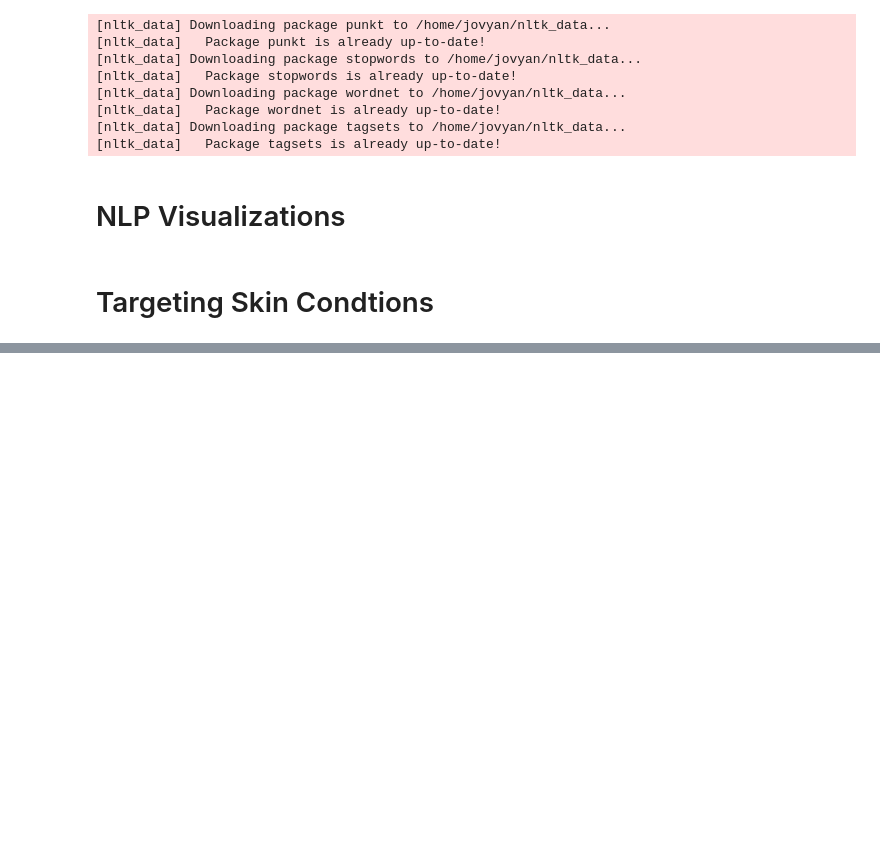
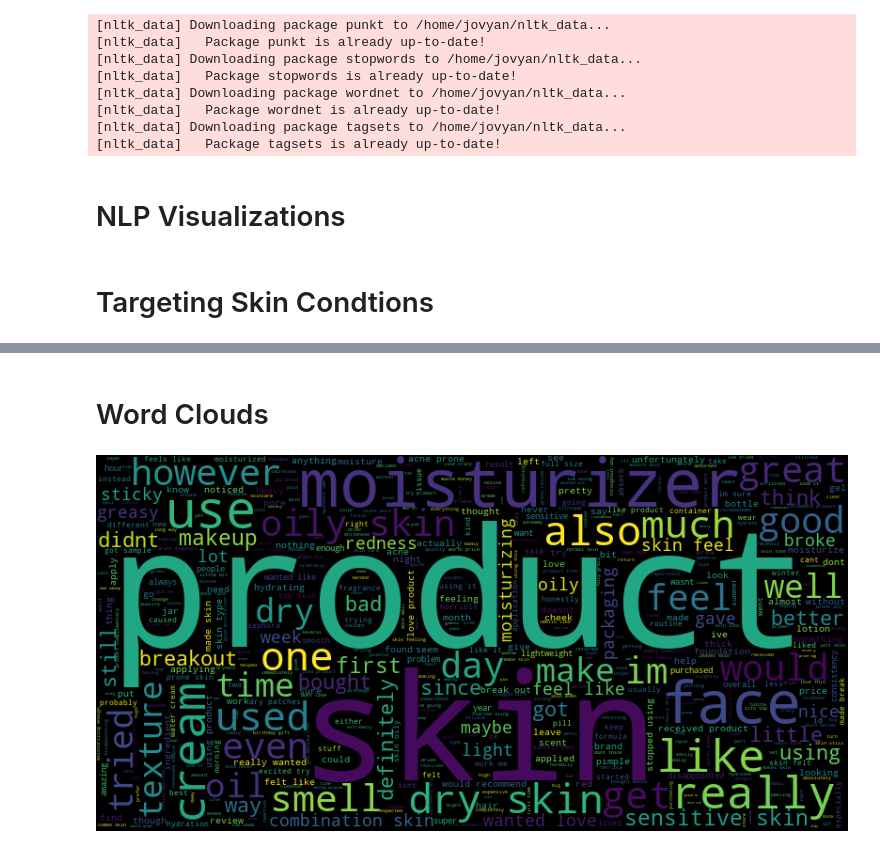
Before and after one commit to boogiedev/Skincare-Recommender, a Jupyter notebook: exploration_nlp.ipynb, the cells around one changed output, grey strips where cells are left out. Cells and saved outputs as stored; diff of their text form; code cells hidden in the pictures; blank space fills up the shorter version.

```diff
--- a/exploration_nlp.ipynb
+++ b/exploration_nlp.ipynb
@@ -320,0 +315,16 @@ users
+# %% [markdown]
+# Word Clouds
+# %%
+negative_reviews = users[users['is_positive'] == 0]
+negatives = " ".join([" ".join(review) for review in negative_reviews['review']])
+
+# Create a WordCloud object
+wordcloud = WordCloud(background_color="black", max_words=500, contour_width=3,  width=800, height=400, stopwords=stops)
+
+# Generate a word cloud
+wordcloud.generate(negatives)
+
+# Visualize the word cloud
+wordcloud.to_image()
+# %% [output]
+[figure, added]
```
Also changed, not shown: parts of 4 cells of this notebook, 3 other files.
